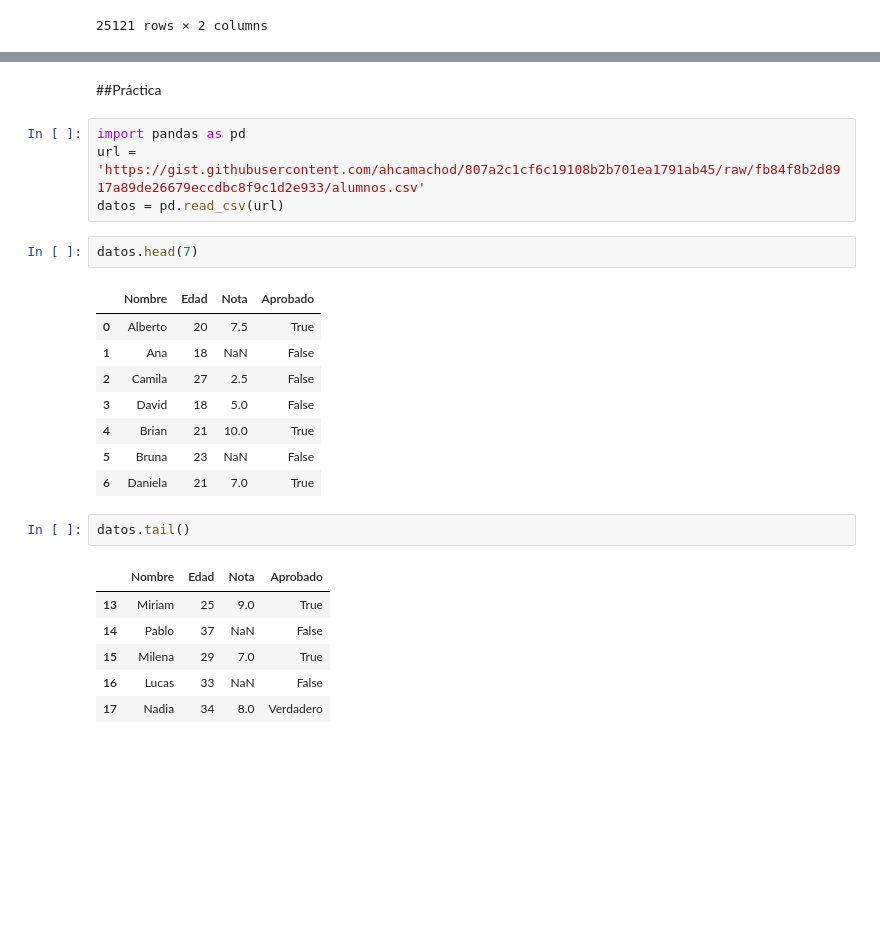
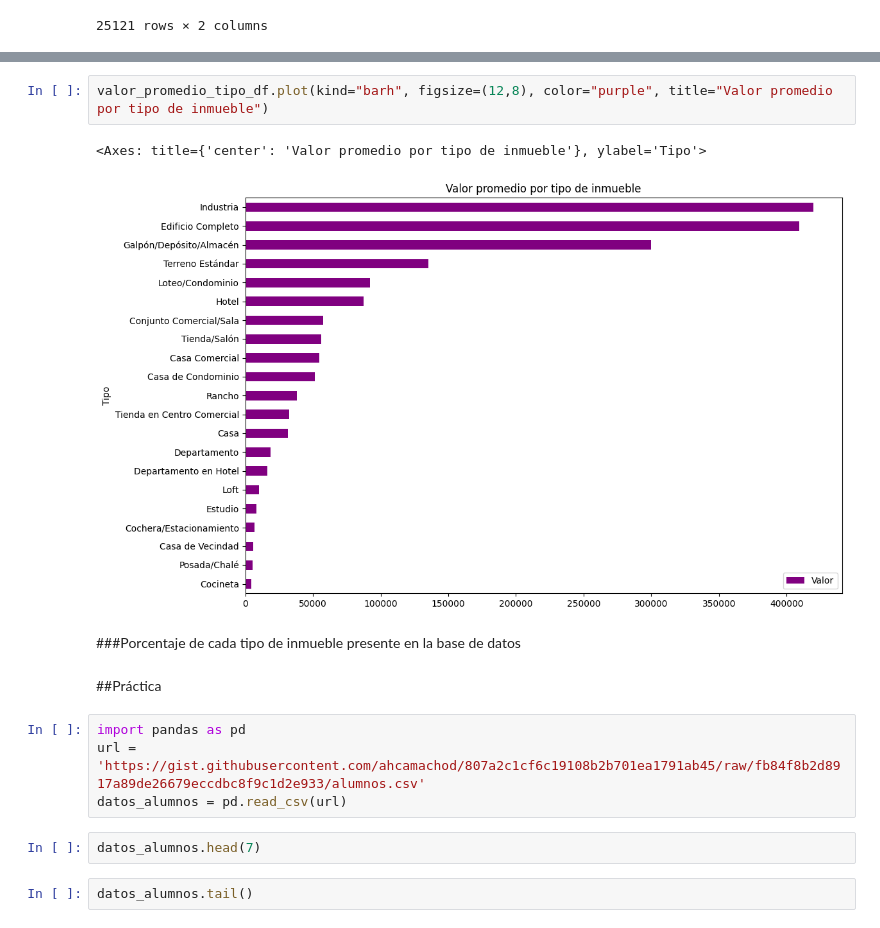
Before and after one commit to AenimaLabs/2061-pandas-conociendo-la-biblioteca, a Jupyter notebook: inmuebles_cdmx.ipynb, the cells around one changed output, grey strips where cells are left out. Saved outputs shown, nothing was run; the diff lists cells and outputs as text; blank space fills up the shorter version.

```diff
--- a/inmuebles_cdmx.ipynb
+++ b/inmuebles_cdmx.ipynb
@@ -141,27 +233,18 @@ datos[["Habitaciones", "Valor"]] #doble paréntesis, es una lista
+# %%
+valor_promedio_tipo_df.plot(kind="barh", figsize=(12,8), color="purple", title="Valor promedio por tipo de inmueble")
+# %% [output]
+<Axes: title={'center': 'Valor promedio por tipo de inmueble'}, ylabel='Tipo'>
+[figure, added]
+# %% [markdown]
+###Porcentaje de cada tipo de inmueble presente en la base de datos
 # %% [markdown]
 ##Práctica
 # %%
 import pandas as pd
 url = 'https://gist.githubusercontent.com/ahcamachod/807a2c1cf6c19108b2b701ea1791ab45/raw/fb84f8b2d8917a89de26679eccdbc8f9c1d2e933/alumnos.csv'
-datos = pd.read_csv(url)
+datos_alumnos = pd.read_csv(url)
 # %%
-datos.head(7)
+datos_alumnos.head(7)
-# %% [output]
-|  | Nombre | Edad | Nota | Aprobado |
-| 0 | Alberto | 20 | 7.5 | True |
-| 1 | Ana | 18 | NaN | False |
-| 2 | Camila | 27 | 2.5 | False |
-| 3 | David | 18 | 5.0 | False |
-| 4 | Brian | 21 | 10.0 | True |
-| 5 | Bruna | 23 | NaN | False |
-| 6 | Daniela | 21 | 7.0 | True |
 # %%
-datos.tail()
+datos_alumnos.tail()
-# %% [output]
-|  | Nombre | Edad | Nota | Aprobado |
-| 13 | Miriam | 25 | 9.0 | True |
-| 14 | Pablo | 37 | NaN | False |
-| 15 | Milena | 29 | 7.0 | True |
-| 16 | Lucas | 33 | NaN | False |
-| 17 | Nadia | 34 | 8.0 | Verdadero |
 # %%
```
Also changed, not shown: parts of 17 cells of this notebook.
